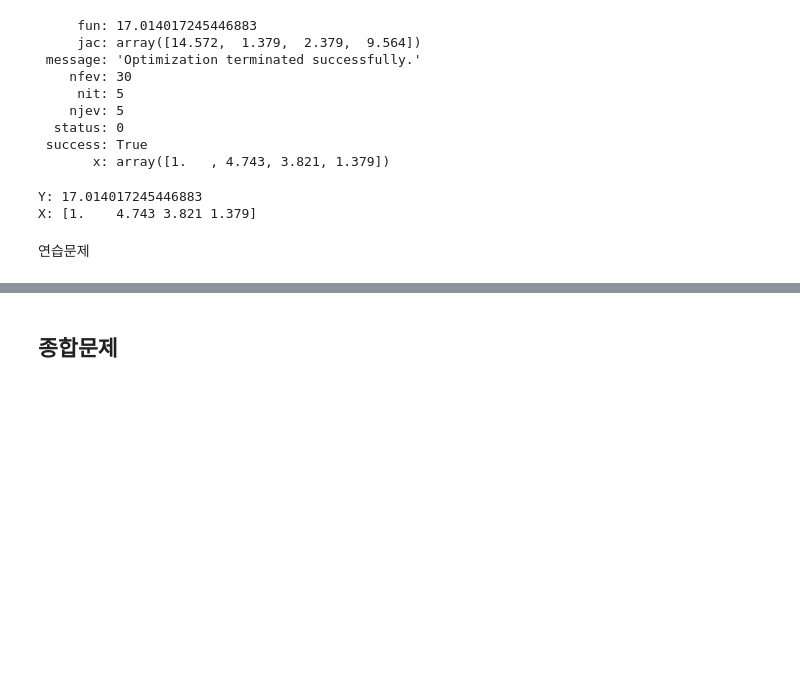
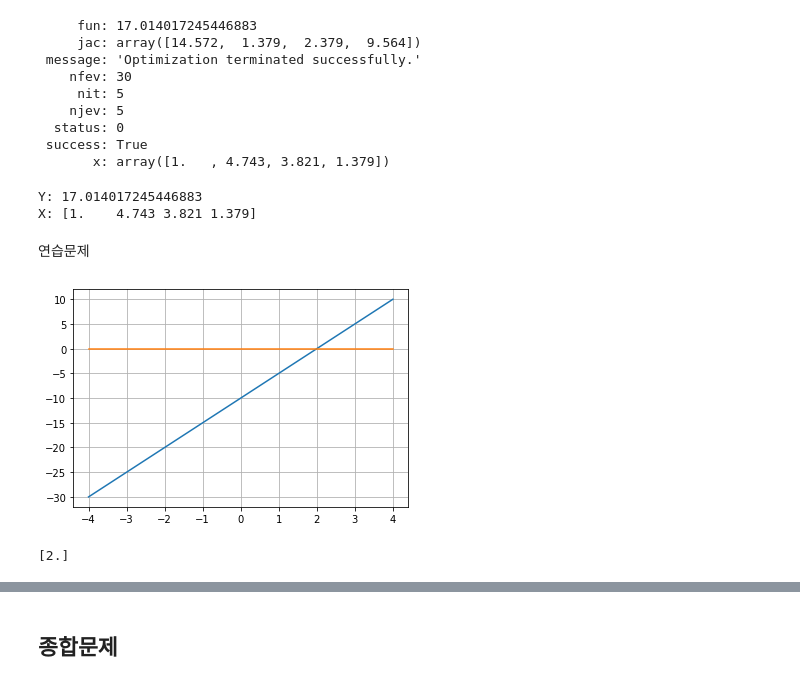
Before and after one commit to MMM-Sci/python_prac, a Jupyter notebook: CH5_Numpy.ipynb, the cells around one changed output, grey strips where cells are left out. Drawn from its saved outputs; the diff is of its cells as text; code cells hidden in the pictures; blank space fills up the shorter version.

```diff
--- a/CH5_Numpy.ipynb
+++ b/CH5_Numpy.ipynb
@@ -904,0 +903,18 @@ X: [1.    4.743 3.821 1.379]
+# %%
+# 5-17
+
+def func517 (x):
+    return 5*x - 10
+
+
+x = np.linspace(-4, 4)
+plt.plot(x, func517(x))
+plt.plot(x, np.zeros(len(x)))
+plt.grid(True)
+# %% [output]
+[figure, added]
+# %%
+x = fsolve(func517, -2)
+print(x)
+# %% [output]
+[2.]
```
Also changed, not shown: parts of 8 cells of this notebook.
